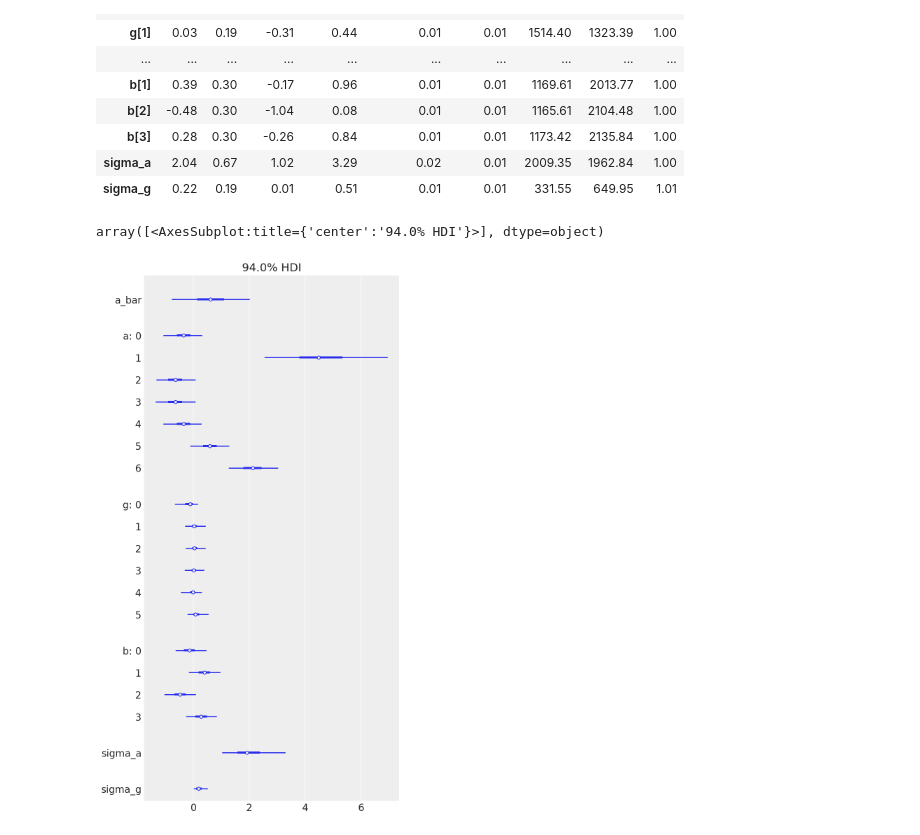
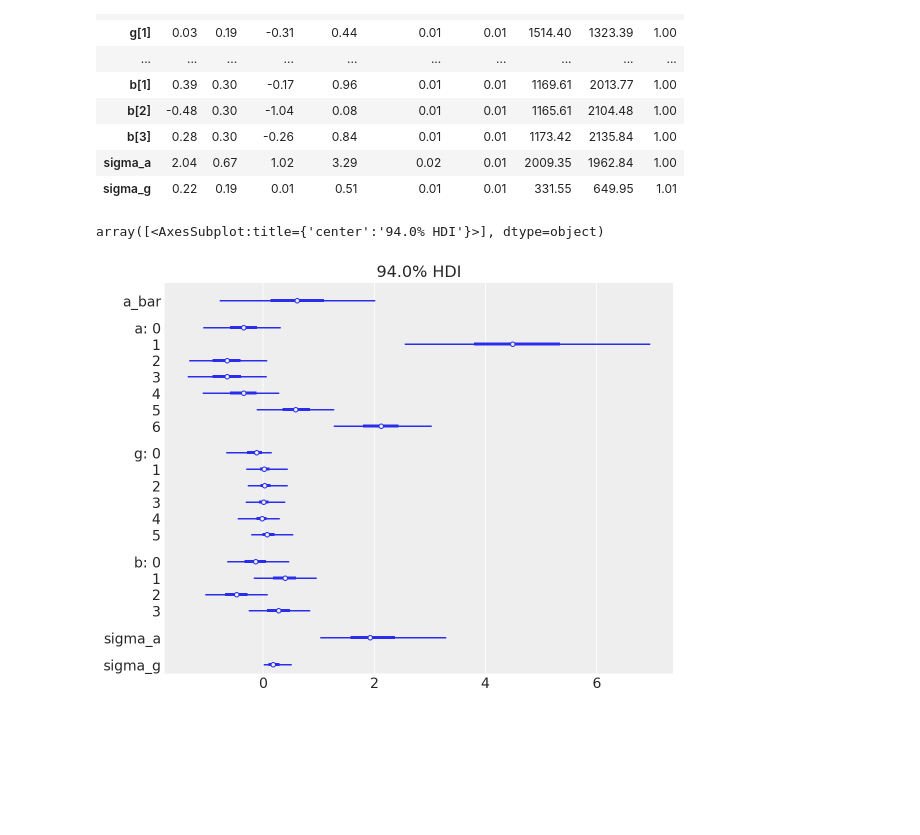
Before and after one commit to danhphan/bayesian-inferences, a Jupyter notebook: _00_rethink_stats_week8_chap13_course.ipynb, the cells around one changed output. Cells and saved outputs as stored; diff of their text form; code cells hidden in the pictures; blank space fills up the shorter version.

```diff
--- a/_00_rethink_stats_week8_chap13_course.ipynb
+++ b/_00_rethink_stats_week8_chap13_course.ipynb
@@ -229,7 +229,7 @@ az.summary(idata_13_4, round_to=2)
 | sigma_a | 2.04 | 0.67 | 1.02 | 3.29 | 0.02 | 0.01 | 2009.35 | 1962.84 | 1.00 |
 | sigma_g | 0.22 | 0.19 | 0.01 | 0.51 | 0.01 | 0.01 | 331.55 | 649.95 | 1.01 |
 # %%
-az.plot_forest(idata_13_4, combined=True)
+az.plot_forest(idata_13_4, combined=True, figsize=(8,6))
 # %% [output]
 array([<AxesSubplot:title={'center':'94.0% HDI'}>], dtype=object)
-[figure, old version]
+[figure, new version]
```
